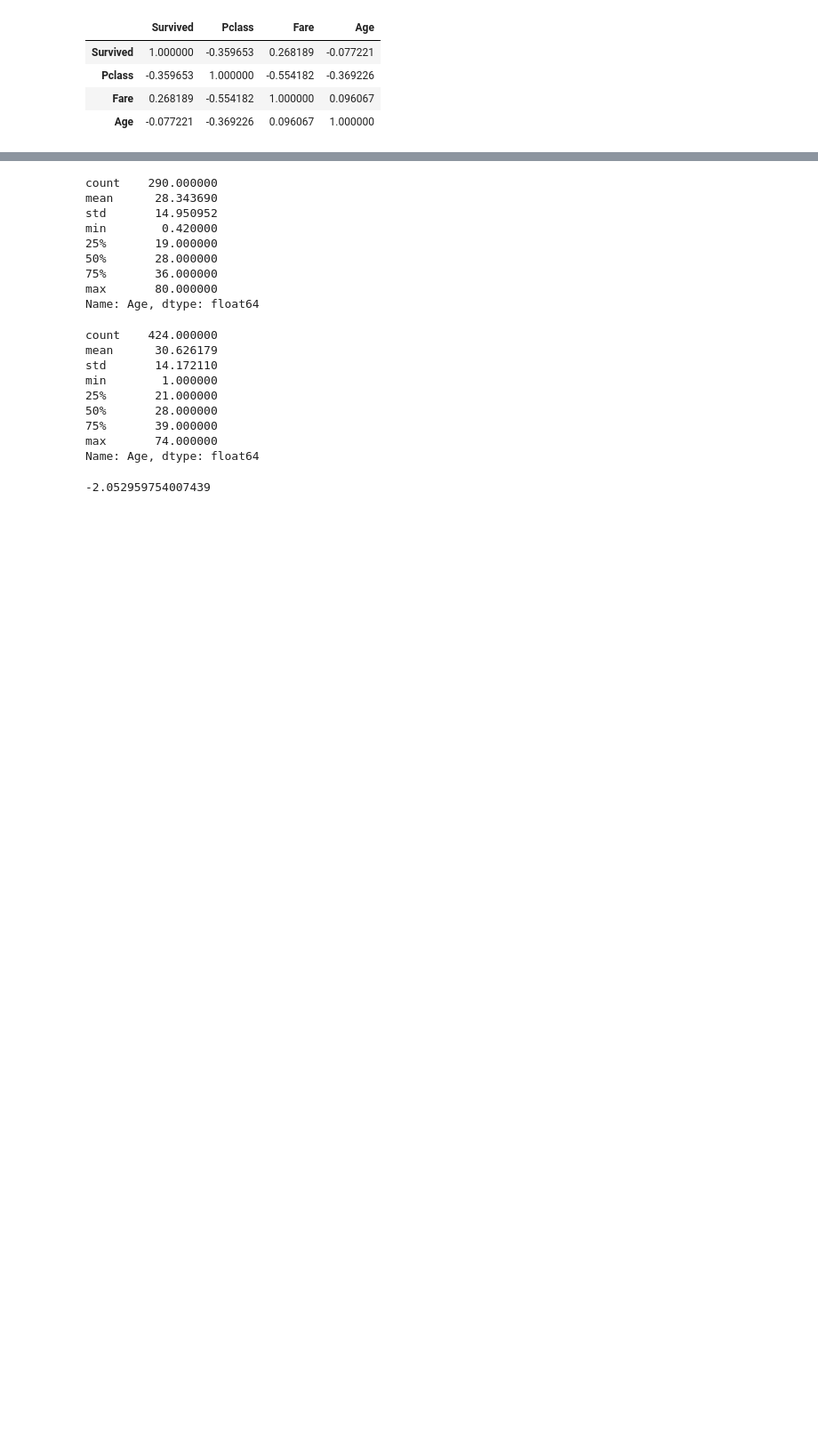
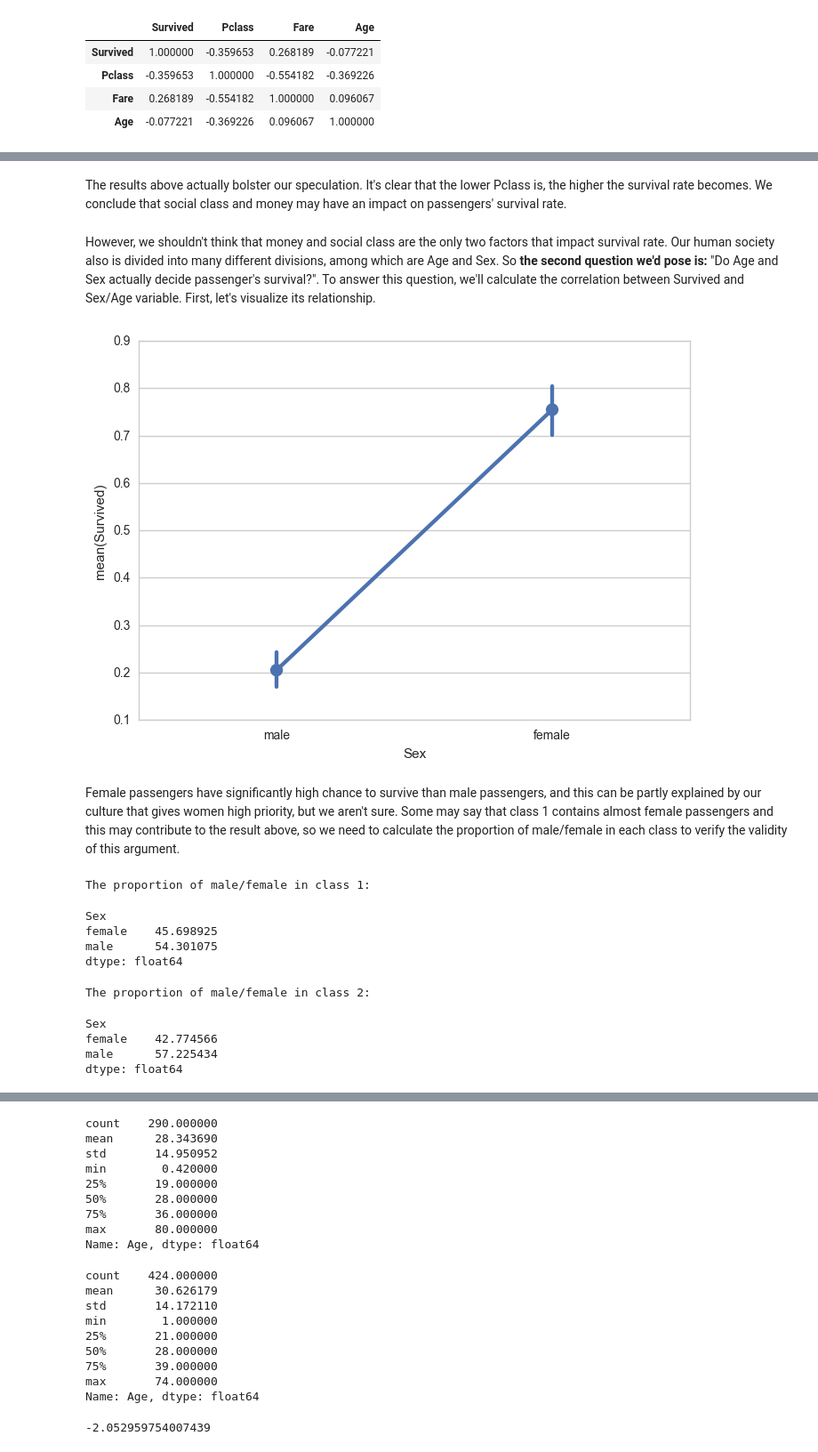
Before and after one commit to baocongchen/Investigate-a-Dataset, a Jupyter notebook: Investigating_a_Dataset.ipynb, the cells around one changed output, grey strips where cells are left out. Shown at 89% size. Drawn from its saved outputs; the diff is of its cells as text; code cells hidden in the pictures; blank space fills up the shorter version.

```diff
--- a/Investigating_a_Dataset.ipynb
+++ b/Investigating_a_Dataset.ipynb
@@ -118,0 +72,30 @@ clean_data.corr()
+# %% [markdown]
+The results above actually bolster our speculation. It's clear that the lower Pclass is, the higher the survival rate becomes. We conclude that social class and money may have an impact on passengers' survival rate.
+# %% [markdown]
+However, we shouldn't think that money and social class are the only two factors that impact survival rate. Our human society also is divided into many different divisions, among which are Age and Sex. So <strong>the second question we'd pose is:</strong> "Do Age and Sex actually decide passenger's survival?". To answer this question, we'll calculate the correlation between Survived and Sex/Age variable. First, let's visualize its relationship.
+# %%
+sns.pointplot(x='Sex', y='Survived', data=clean_data);
+plt.show()
+# %% [output]
+[figure, added]
+# %% [markdown]
+
+Female passengers have significantly high chance to survive than male passengers, and this can be partly explained by our culture that gives women high priority, but we aren't sure. Some may say that class 1 contains almost female passengers and this may contribute to the result above, so we need to calculate the proportion of male/female in each class to verify the validity of this argument.
+# %%
+print('The proportion of male/female in class 1:')
+group1.groupby('Sex').size() * 100 / group1.shape[0]
+# %% [output]
+The proportion of male/female in class 1:
+Sex
+female    45.698925
+male      54.301075
+dtype: float64
+# %%
+print('The proportion of male/female in class 2:')
+group2.groupby('Sex').size() * 100 / group2.shape[0]
+# %% [output]
+The proportion of male/female in class 2:
+Sex
+female    42.774566
+male      57.225434
+dtype: float64
```
Also changed, not shown: parts of 35 cells of this notebook, 1 other file.
